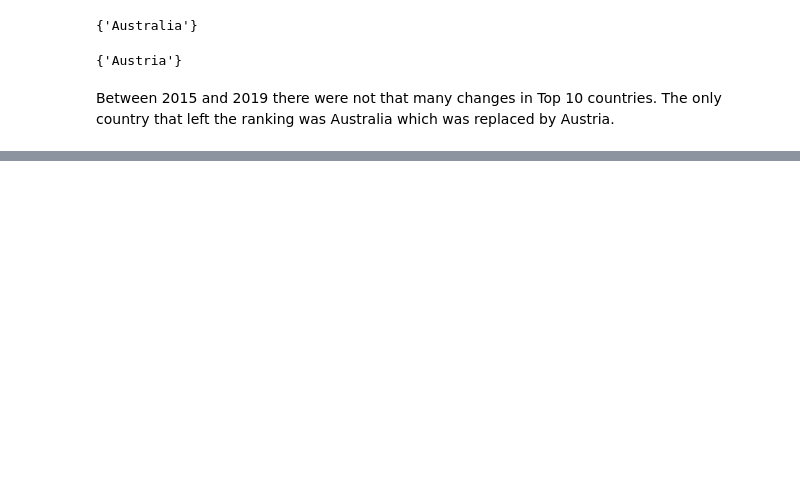
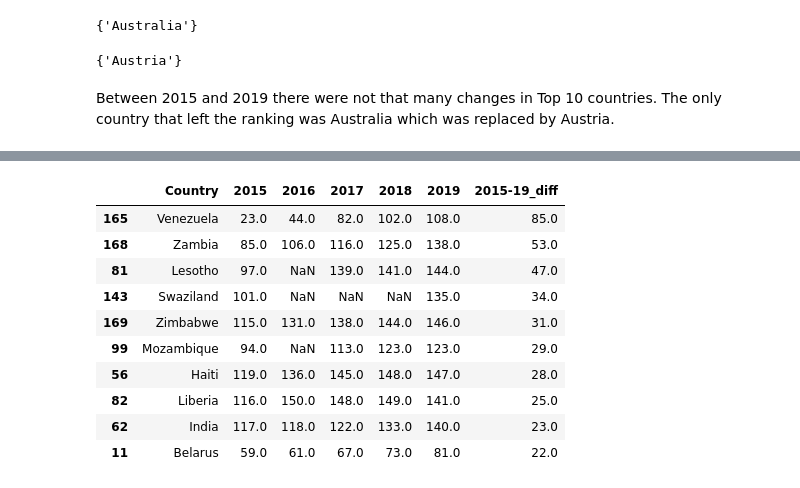
Before and after one commit to paulinaromanczuk/World_Happiness, a Jupyter notebook: World_Happiness_Report.ipynb, the cells around one changed output, grey strips where cells are left out. Cells and saved outputs as stored; diff of their text form; code cells hidden in the pictures; blank space fills up the shorter version.

```diff
--- a/World_Happiness_Report.ipynb
+++ b/World_Happiness_Report.ipynb
@@ -231,0 +249,14 @@ def create_pivot(data, indexCol, columnsCol, valuesCol, reset_index=True):
+# %%
+top_changes_down
+# %% [output]
+|  | Country | 2015 | 2016 | 2017 | 2018 | 2019 | 2015-19_diff |
+| 165 | Venezuela | 23.0 | 44.0 | 82.0 | 102.0 | 108.0 | 85.0 |
+| 168 | Zambia | 85.0 | 106.0 | 116.0 | 125.0 | 138.0 | 53.0 |
+| 81 | Lesotho | 97.0 | NaN | 139.0 | 141.0 | 144.0 | 47.0 |
+| 143 | Swaziland | 101.0 | NaN | NaN | NaN | 135.0 | 34.0 |
+| 169 | Zimbabwe | 115.0 | 131.0 | 138.0 | 144.0 | 146.0 | 31.0 |
+| 99 | Mozambique | 94.0 | NaN | 113.0 | 123.0 | 123.0 | 29.0 |
+| 56 | Haiti | 119.0 | 136.0 | 145.0 | 148.0 | 147.0 | 28.0 |
+| 82 | Liberia | 116.0 | 150.0 | 148.0 | 149.0 | 141.0 | 25.0 |
+| 62 | India | 117.0 | 118.0 | 122.0 | 133.0 | 140.0 | 23.0 |
+| 11 | Belarus | 59.0 | 61.0 | 67.0 | 73.0 | 81.0 | 22.0 |
```
Also changed, not shown: parts of 12 cells of this notebook.
